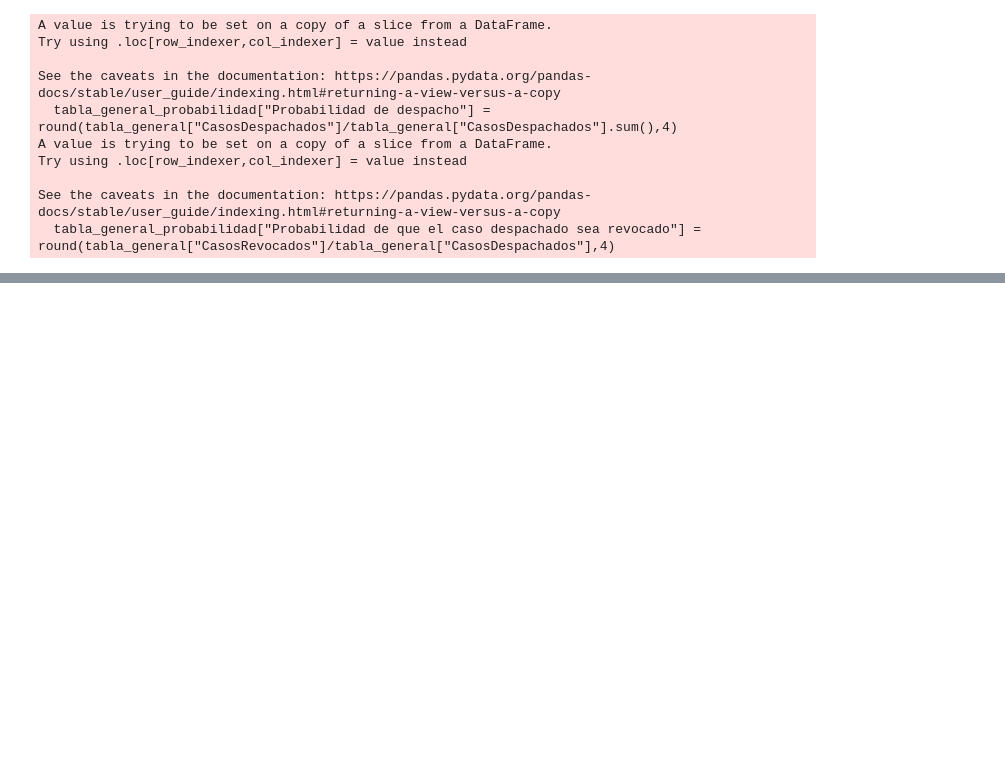
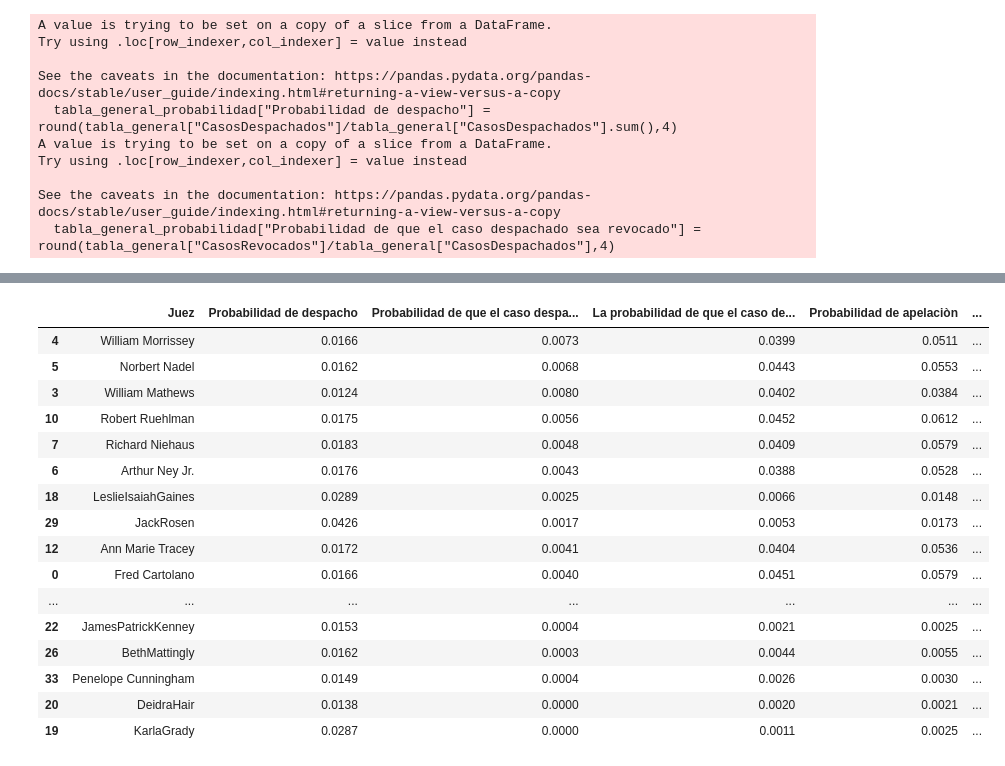
Before and after one commit to JPretellEco/Ejercicios_Practicos_DS, a Jupyter notebook: Probabilidades/JuecesCondadoHamilton.ipynb, the cells around one changed output, grey strips where cells are left out. Cells and saved outputs as stored; diff of their text form; code cells hidden in the pictures; blank space fills up the shorter version.

```diff
--- a/Probabilidades/JuecesCondadoHamilton.ipynb
+++ b/Probabilidades/JuecesCondadoHamilton.ipynb
@@ -447,6 +448,7 @@ tabla_general_probabilidad["Probabilidad de que el caso despachado sea revocado"
 tabla_general_probabilidad["La probabilidad de que el caso despachado sea apelado"] = round(tabla_general["CasosApelados"]/tabla_general["CasosDespachados"],4)
 tabla_general_probabilidad["Probabilidad de apelaciòn"] = round(tabla_general["CasosApelados"]/tabla_general["CasosApelados"].sum(),4)
 tabla_general_probabilidad["Probaulidad de que el caso despachado y revocado"] = round(tabla_general_probabilidad["Probabilidad de despacho"]*tabla_general_probabilidad["Probabilidad de que el caso despachado sea revocado"],4)
+tabla_general_probabilidad["Probabilidad de revocaciòn"] = round(tabla_general["CasosRevocados"]/tabla_general["CasosRevocados"].sum(),4)
 # %% [output]
 A value is trying to be set on a copy of a slice from a DataFrame.
 Try using .loc[row_indexer,col_indexer] = value instead
@@ -483,0 +466,20 @@ tabla_general_probabilidad
+# %%
+tabla_general_probabilidad.sort_values(by="Probabilidad de revocaciòn",ascending=False)
+# %% [output]
+|  | Juez | Probabilidad de despacho | Probabilidad de que el caso despa... | La probabilidad de que el caso de... | Probabilidad de apelaciòn | ... |
+| 4 | William Morrissey | 0.0166 | 0.0073 | 0.0399 | 0.0511 | ... |
+| 5 | Norbert Nadel | 0.0162 | 0.0068 | 0.0443 | 0.0553 | ... |
+| 3 | William Mathews | 0.0124 | 0.0080 | 0.0402 | 0.0384 | ... |
+| 10 | Robert Ruehlman | 0.0175 | 0.0056 | 0.0452 | 0.0612 | ... |
+| 7 | Richard Niehaus | 0.0183 | 0.0048 | 0.0409 | 0.0579 | ... |
+| 6 | Arthur Ney Jr. | 0.0176 | 0.0043 | 0.0388 | 0.0528 | ... |
+| 18 | LeslieIsaiahGaines | 0.0289 | 0.0025 | 0.0066 | 0.0148 | ... |
+| 29 | JackRosen | 0.0426 | 0.0017 | 0.0053 | 0.0173 | ... |
+| 12 | Ann Marie Tracey | 0.0172 | 0.0041 | 0.0404 | 0.0536 | ... |
+| 0 | Fred Cartolano | 0.0166 | 0.0040 | 0.0451 | 0.0579 | ... |
+| ... | ... | ... | ... | ... | ... | ... |
+| 22 | JamesPatrickKenney | 0.0153 | 0.0004 | 0.0021 | 0.0025 | ... |
+| 26 | BethMattingly | 0.0162 | 0.0003 | 0.0044 | 0.0055 | ... |
+| 33 | Penelope Cunningham | 0.0149 | 0.0004 | 0.0026 | 0.0030 | ... |
+| 20 | DeidraHair | 0.0138 | 0.0000 | 0.0020 | 0.0021 | ... |
+| 19 | KarlaGrady | 0.0287 | 0.0000 | 0.0011 | 0.0025 | ... |
```
Also changed, not shown: parts of 3 cells of this notebook.
